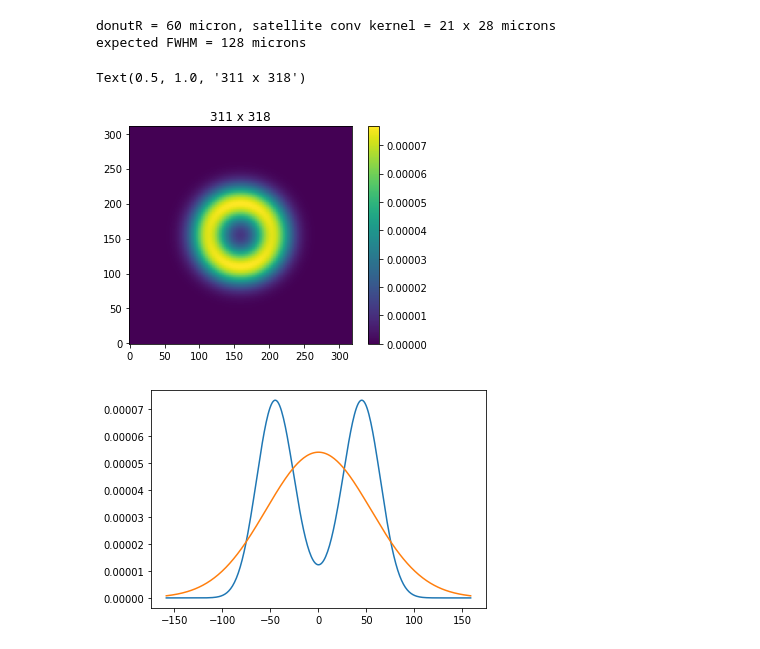
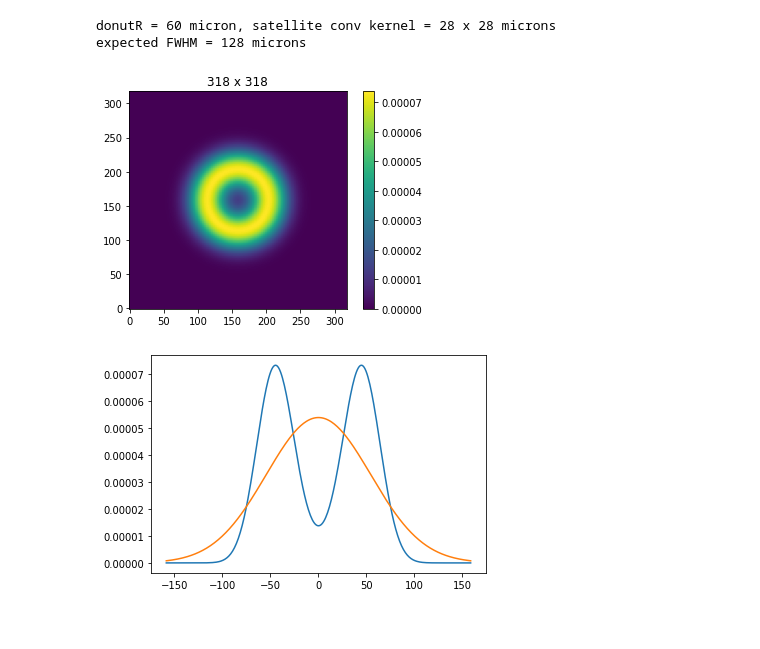
Before and after one commit to bxin/saturation_limit, a Jupyter notebook: doublePeak.ipynb, the cells around one changed output. Saved outputs shown, nothing was run; the diff lists cells and outputs as text; code cells hidden in the pictures.

```diff
--- a/doublePeak.ipynb
+++ b/doublePeak.ipynb
@@ -58,14 +22,13 @@ def getSatPSF(f, d, e, l1, l2, h, zangle, seeing, pixel_scale, plate_scale):
 # %%
-[psf, fwhm_exp] = getSatPSF(f,d,e, l1, l2, h, zangle, seeing, pixel_scale, plate_scale)
+[sii, fwhm_exp] = getSatSII(f,d,e, l1, l2, h, zangle, seeing, pixel_size, plate_scale)
 # %% [output]
-donutR = 60 micron, satellite conv kernel = 21 x 28 microns
+donutR = 60 micron, satellite conv kernel = 28 x 28 microns
 expected FWHM = 128 microns
 # %%
-plt.imshow(psf, origin='lower left')
+plt.imshow(sii, origin='lower left')
 plt.colorbar()
-[n1, n2] = psf.shape
-plt.title('%d x %d'%(n1,n2))
+[n1, n2] = sii.shape
+plt.title('%d x %d'%(n1,n2));
 # %% [output]
-Text(0.5, 1.0, '311 x 318')
-[figure, old version]
+[figure, new version]
 # %%
```
Also changed, not shown: parts of 15 cells of this notebook, 11 other files.
